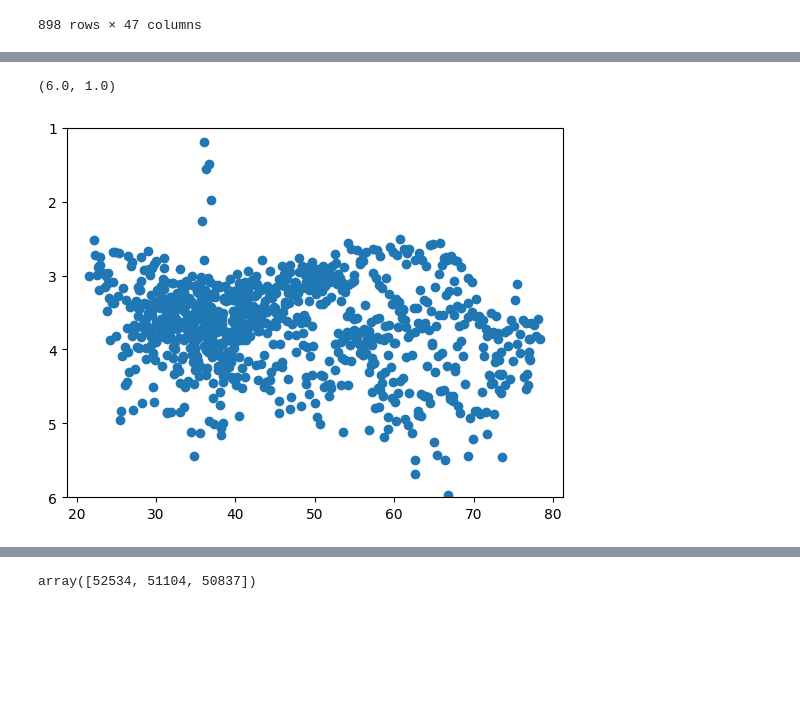
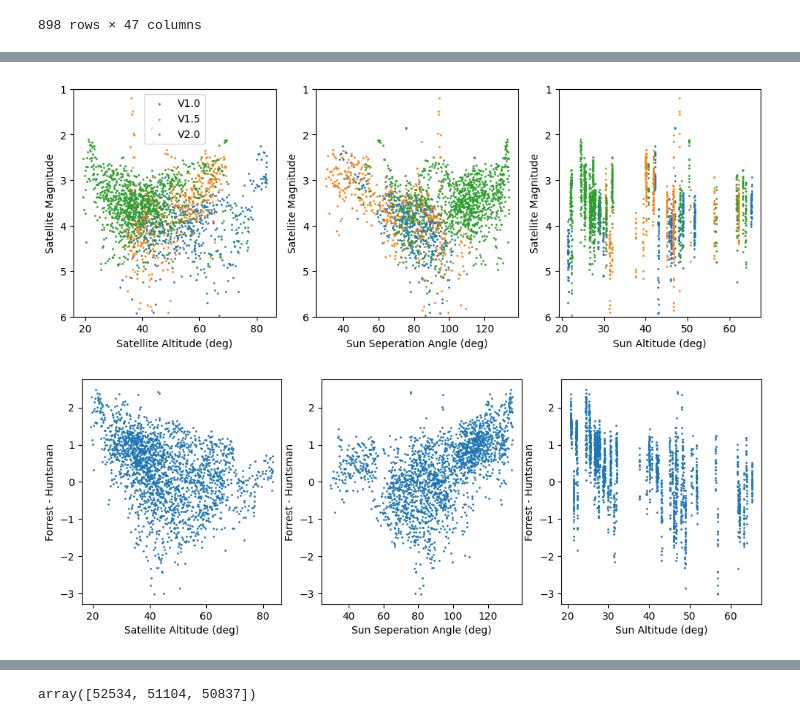
Before and after one commit to Physarah/satellite-optical-brightness, a Jupyter notebook: daytime/pass_prediction/predict_all.ipynb, the cells around one changed output, grey strips where cells are left out. Cells and saved outputs as stored; diff of their text form; code cells hidden in the pictures; blank space fills up the shorter version.

```diff
--- a/daytime/pass_prediction/predict_all.ipynb
+++ b/daytime/pass_prediction/predict_all.ipynb
@@ -32,7 +32,7 @@ import satellite_models.diffuse_sphere as diffuse_sphere
 import satellite_models.starlink_v1p5 as starlink_v1p5
 %matplotlib inline
 
-satellite_data = pd.read_csv('/Users/physarah/Desktop/cleaned_data/tle_sat_data.csv')
+satellite_data = pd.read_csv('/Users/physarah/Desktop/extra_data_with_versions_with_tle.csv')
 # %%
 satellite_data.columns
 # %% [output]
@@ -110,7 +110,7 @@ lumos.constants.WAVELENGTH
 # %% [output]
 5.32e-07
 # %%
-intensities_lab_brdfs = []
+intensities_lab_brdfs_NE = []
 
 sun_alt_list, sun_az_list = ([],[])
 for i, (sat_alt, sat_az, sat_h, time) in \
@@ -121,14 +121,14 @@ for i, (sat_alt, sat_az, sat_h, time) in \
     sun_alt_list.append(sun_alt)
     sun_az_list.append(sun_az)
 
-    intensities_lab_brdfs.append( \
+    intensities_lab_brdfs_NE.append( \
         lumos.calculator.get_intensity_observer_frame(
             starlink_v1p5.SURFACES_LAB_BRDFS,
             sat_h, sat_alt, sat_az, sun_alt, sun_az,
-            include_earthshine = True,
-            earth_panel_density=300,
-            #earth_brdf=lumos.brdf.library.PHONG(0.48, 0.008, 16.45))) # use the vegitation example that Forrest uses
-            earth_brdf=lumos.brdf.library.LAMBERTIAN(0.9)))
+            include_earthshine = False,
+            earth_panel_density=600,
+            earth_brdf=lumos.brdf.library.PHONG(0.53, 0.28, 7.31))) # use the vegitation example that Forrest uses
+            #earth_brdf=lumos.brdf.library.LAMBERTIAN(0.9)))
     # intensities_inferred_brdfs[i] = \
     #     lumos.calculator.get_intensity_observer_frame(
     #         starlink_v1p5.SURFACES_INFER_BRDFS,
@@ -143,7 +143,7 @@ for i, (sat_alt, sat_az, sat_h, time) in \
 satellite_data['sun_alt'] = sun_alt_list
 satellite_data['sun_az'] = sun_az_list
 
-float_list = np.array([float(arr) for arr in intensities_lab_brdfs])
+float_list = np.array([float(arr) for arr in intensities_lab_brdfs_NE])
 magnitudes_lab_brdfs = lumos.conversions.intensity_to_ab_mag(float_list)
 # %%
 magnitudes_lab_brdfs
@@ -396,6 +449,58 @@ plt.savefig('/Users/physarah/Desktop/all_sats.png')
 # %%
-plt.scatter(satellite_data['altitude2'], satellite_data['calibed_mags'])
+satellite_data_v1 = satellite_data[satellite_data['v_type']=='V1.0']
+satellite_data_v15 = satellite_data[satellite_data['v_type']=='V1.5']
+satellite_data_v2 = satellite_data[satellite_data['v_type']=='V2.0 mini']
+
+
+plt.figure(figsize=(12,4))
+plt.subplot(1,3,1)
+plt.scatter(x = satellite_data_v1['altitude2'], y = satellite_data_v1['calibed_mags'], s = 1, label = "V1.0")
+plt.scatter(x = satellite_data_v15['altitude2'], y = satellite_data_v15['calibed_mags'], s = 1, label = "V1.5")
+plt.scatter(x = satellite_data_v2['altitude2'], y = satellite_data_v2['calibed_mags'], s = 1, label = "V2.0")
+plt.legend()
+
 plt.ylim(6,1)
+plt.xlabel("Satellite Altitude (deg)")
+plt.ylabel("Satellite Magnitude")
+
+plt.subplot(1,3,2)
+plt.scatter(x = satellite_data_v1['sunsep'], y = satellite_data_v1['calibed_mags'], s = 1)
+plt.scatter(x = satellite_data_v15['sunsep'], y = satellite_data_v15['calibed_mags'], s = 1)
+plt.scatter(x = satellite_data_v2['sunsep'], y = satellite_data_v2['calibed_mags'], s = 1)
+plt.ylim(6,1)
+plt.xlabel("Sun Seperation Angle (deg)")
+plt.ylabel("Satellite Magnitude")
+
+plt.subplot(1,3,3)
+plt.scatter(x = satellite_data_v1['sun_alt'], y = satellite_data_v1['calibed_mags'], s = 1)
+plt.scatter(x = satellite_data_v15['sun_alt'], y = satellite_data_v15['calibed_mags'], s = 1)
+plt.scatter(x = satellite_data_v2['sun_alt'], y = satellite_data_v2['calibed_mags'], s = 1)
+plt.ylim(6,1)
+plt.xlabel("Sun Altitude (deg)")
+plt.ylabel("Satellite Magnitude")
+plt.savefig('/Users/physarah/Desktop/scatter_tests.png')
 # %% [output]
-(6.0, 1.0)
-[figure, old version]
+[figure, new version]
+# %%
+plt.figure(figsize=(12,4))
+plt.subplot(1,3,1)
+plt.scatter(x = satellite_data['altitude2'], y = satellite_data['forrest_magnitudes']-satellite_data['calibed_mags'], s = 1)
+#plt.ylim(6,1)
+plt.xlabel("Satellite Altitude (deg)")
+plt.ylabel("Forrest - Huntsman")
+
+plt.subplot(1,3,2)
+plt.scatter(x = satellite_data['sunsep'],  y = satellite_data['forrest_magnitudes']-satellite_data['calibed_mags'], s = 1)
+#plt.ylim(6,1)
+plt.xlabel("Sun Seperation Angle (deg)")
+plt.ylabel("Forrest - Huntsman")
+
+plt.subplot(1,3,3)
+plt.scatter(x = satellite_data['sun_alt'],  y = satellite_data['forrest_magnitudes']-satellite_data['calibed_mags'], s = 1)
+#plt.ylim(6,1)
+plt.xlabel("Sun Altitude (deg)")
+plt.ylabel("Forrest - Huntsman")
+
+plt.savefig('/Users/physarah/Desktop/scatter_tests2.png')
+# %% [output]
+[figure, added]
```
Also changed, not shown: parts of 26 cells of this notebook, 38 other files.
